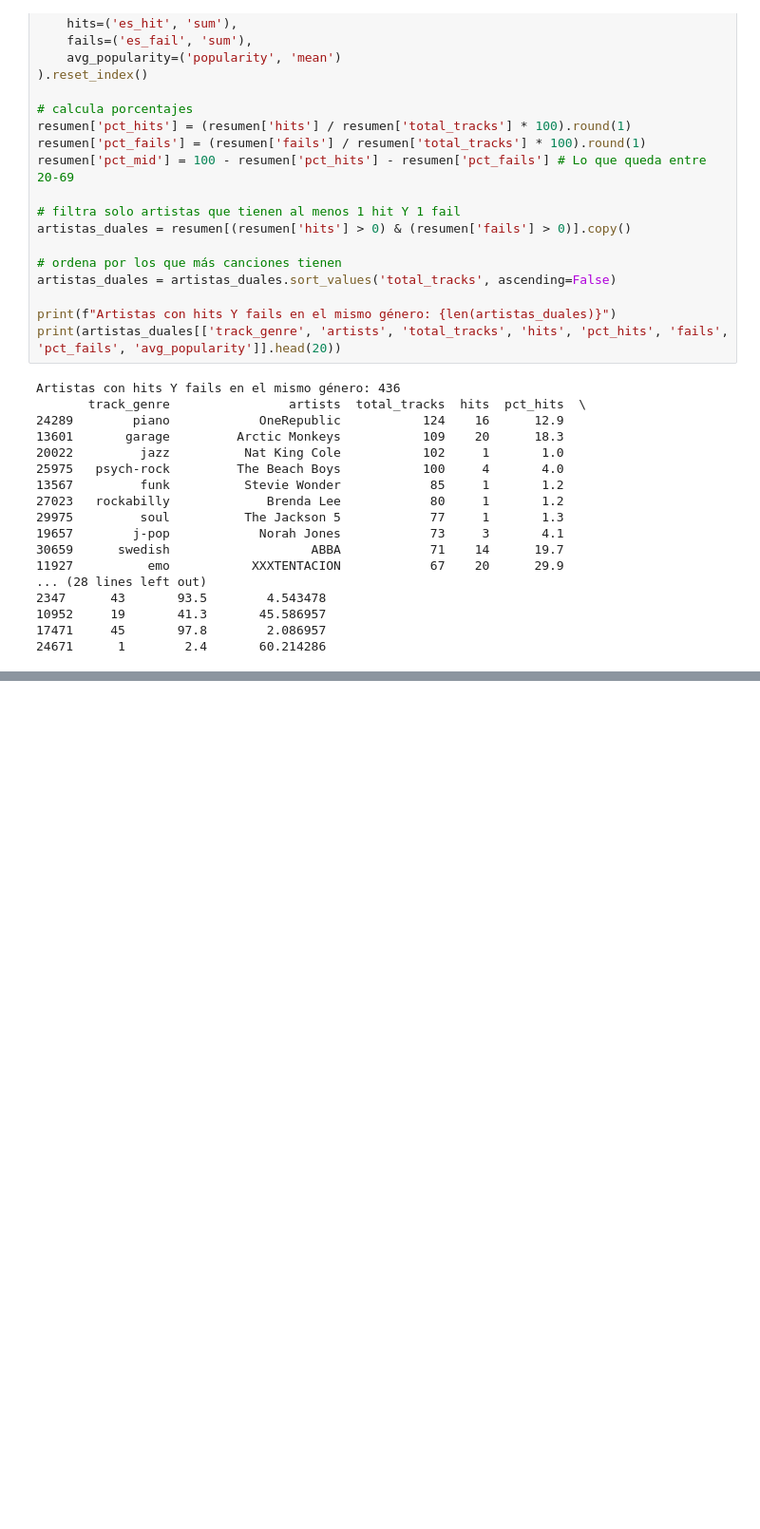
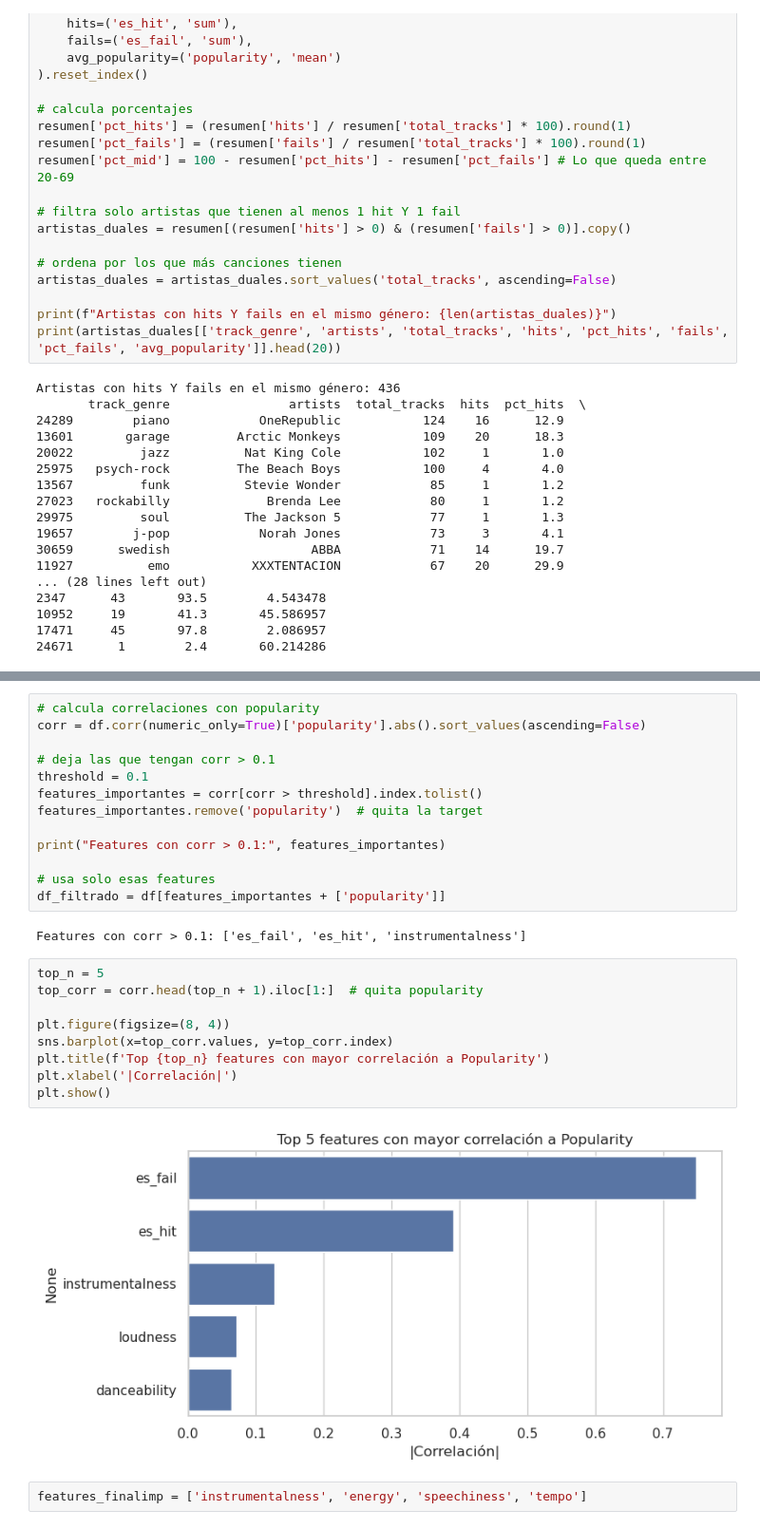
Before and after one commit to diplomadoequipo908-a11y/Proyecto-modulo-5, a Jupyter notebook: p5p1.ipynb, the cells around one changed output, grey strips where cells are left out. Shown at 95% size. Drawn from its saved outputs; the diff is of its cells as text; blank space fills up the shorter version.

```diff
--- a/p5p1.ipynb
+++ b/p5p1.ipynb
@@ -465,0 +610,28 @@ Artistas con hits Y fails en el mismo género: 436
+# %%
+# calcula correlaciones con popularity
+corr = df.corr(numeric_only=True)['popularity'].abs().sort_values(ascending=False)
+
+# deja las que tengan corr > 0.1
+threshold = 0.1
+features_importantes = corr[corr > threshold].index.tolist()
+features_importantes.remove('popularity')  # quita la target
+
+print("Features con corr > 0.1:", features_importantes)
+
+# usa solo esas features
+df_filtrado = df[features_importantes + ['popularity']]
+# %% [output]
+Features con corr > 0.1: ['es_fail', 'es_hit', 'instrumentalness']
+# %%
+top_n = 5
+top_corr = corr.head(top_n + 1).iloc[1:]  # quita popularity
+
+plt.figure(figsize=(8, 4))
+sns.barplot(x=top_corr.values, y=top_corr.index)
+plt.title(f'Top {top_n} features con mayor correlación a Popularity')
+plt.xlabel('|Correlación|')
+plt.show()
+# %% [output]
+[figure, added]
+# %%
+features_finalimp = ['instrumentalness', 'energy', 'speechiness', 'tempo']
```
Also changed, not shown: parts of 12 cells of this notebook.
